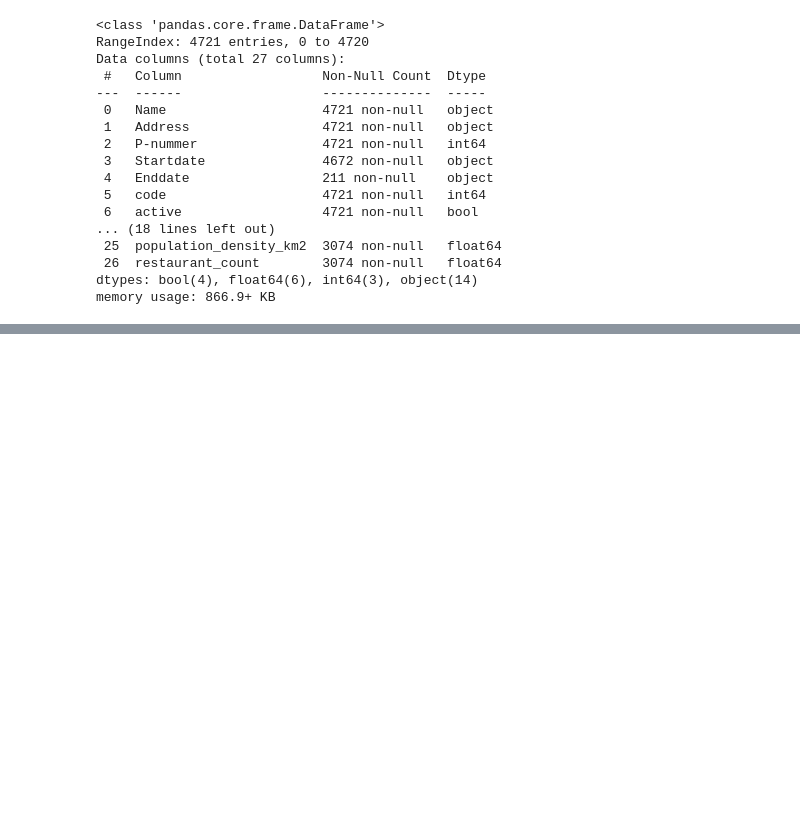
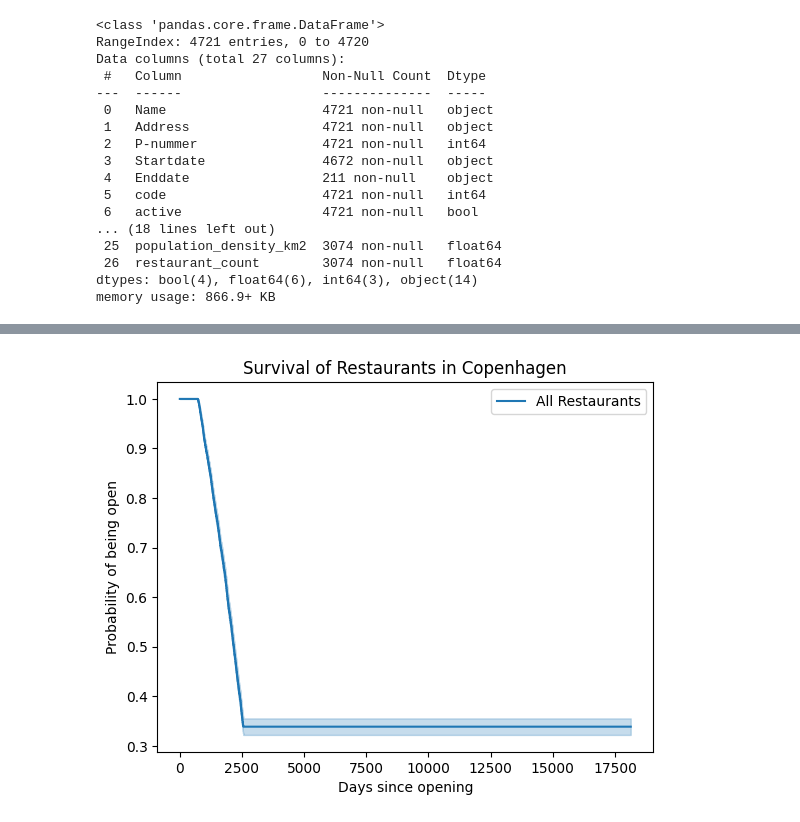
Before and after one commit to Gabriellanaro/StayingAlive, a Jupyter notebook: src/fixEndDate.ipynb, the cells around one changed output, grey strips where cells are left out. Drawn from its saved outputs; the diff is of its cells as text; code cells hidden in the pictures; blank space fills up the shorter version.

```diff
--- a/src/fixEndDate.ipynb
+++ b/src/fixEndDate.ipynb
@@ -251,0 +486,18 @@ memory usage: 866.9+ KB
+# %%
+# Filtro solo righe complete
+kmf_df = merged_df.dropna(subset=["duration_days", "is_closed"])
+
+# Fit sulla versione pulita
+kmf = KaplanMeierFitter()
+kmf.fit(
+    durations=kmf_df["duration_days"],
+    event_observed=kmf_df["is_closed"],
+    label="All Restaurants",
+)
+kmf.plot_survival_function()
+plt.title("Survival of Restaurants in Copenhagen")
+plt.xlabel("Days since opening")
+plt.ylabel("Probability of being open")
+plt.show()
+# %% [output]
+[figure, added]
```
Also changed, not shown: parts of 21 cells of this notebook, 1 other file.
